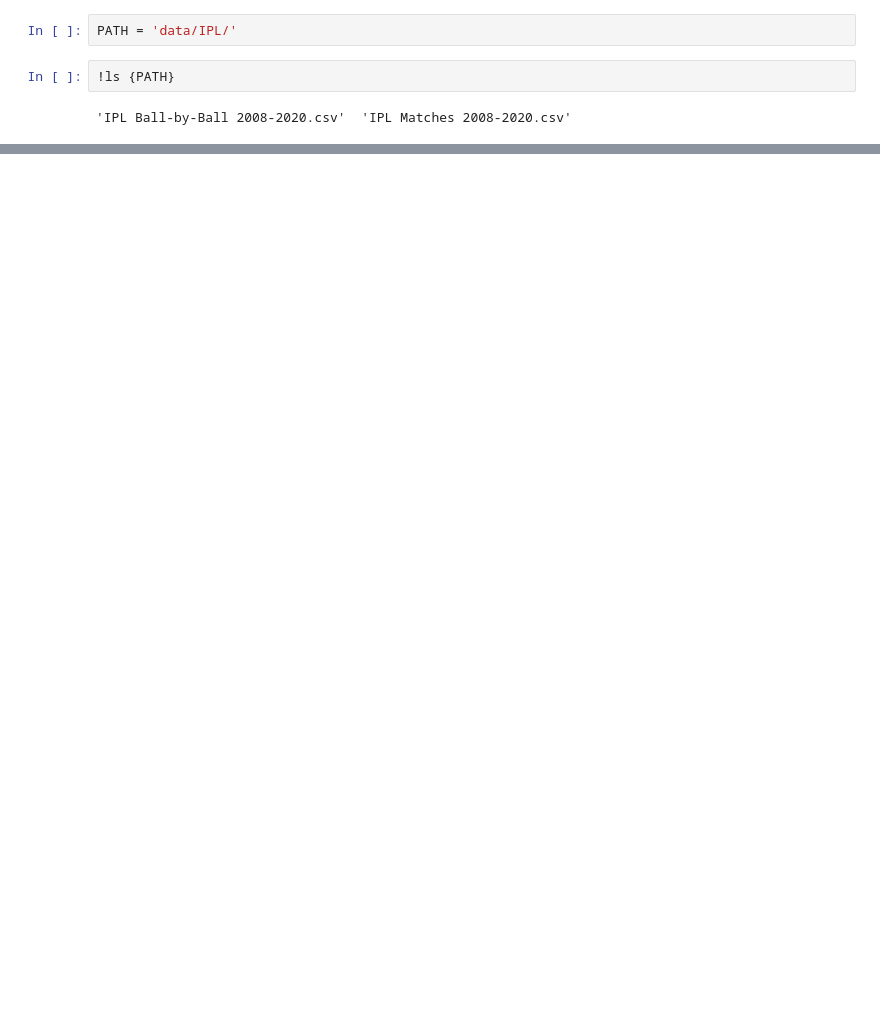
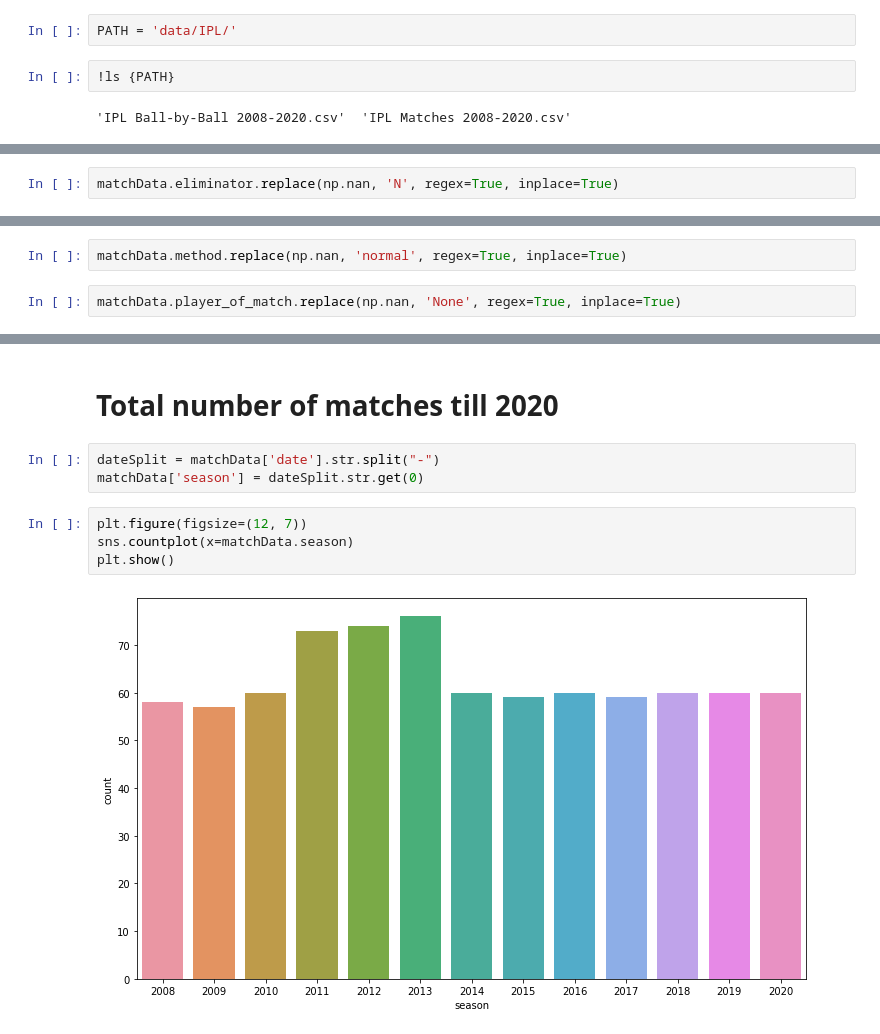
Before and after one commit to subhamyadav580/Data-Analysis-with-IPL-Dataset, a Jupyter notebook: IPL.ipynb, the cells around one changed output, grey strips where cells are left out. Drawn from its saved outputs; the diff is of its cells as text; blank space fills up the shorter version.

```diff
--- a/IPL.ipynb
+++ b/IPL.ipynb
@@ -242,0 +268,2 @@ plt.show()
+# %%
+matchData.eliminator.replace(np.nan, 'N', regex=True, inplace=True)
@@ -242,0 +306,4 @@ plt.show()
+# %%
+matchData.method.replace(np.nan, 'normal', regex=True, inplace=True)
+# %%
+matchData.player_of_match.replace(np.nan, 'None', regex=True, inplace=True)
@@ -242,0 +340,11 @@ plt.show()
+# %% [markdown]
+# Total number of matches till 2020
+# %%
+dateSplit = matchData['date'].str.split("-")
+matchData['season'] = dateSplit.str.get(0)
+# %%
+plt.figure(figsize=(12, 7))
+sns.countplot(x=matchData.season)
+plt.show()
+# %% [output]
+[figure, added]
```
Also changed, not shown: parts of 66 cells of this notebook.
